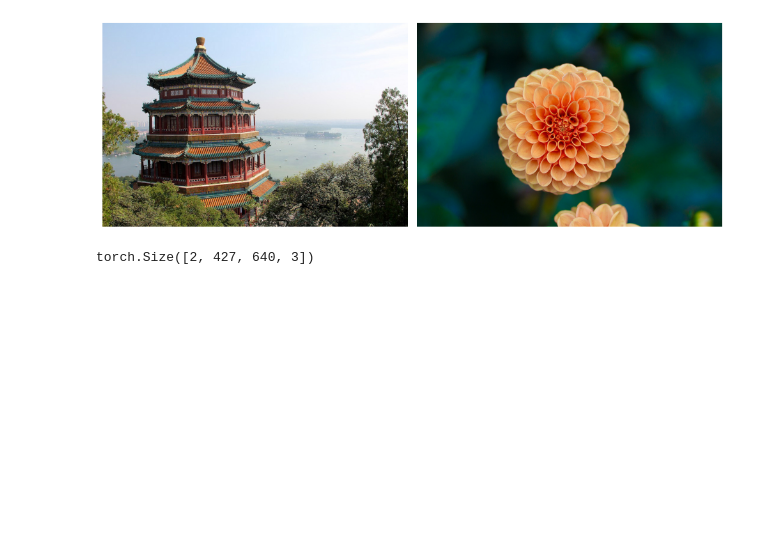
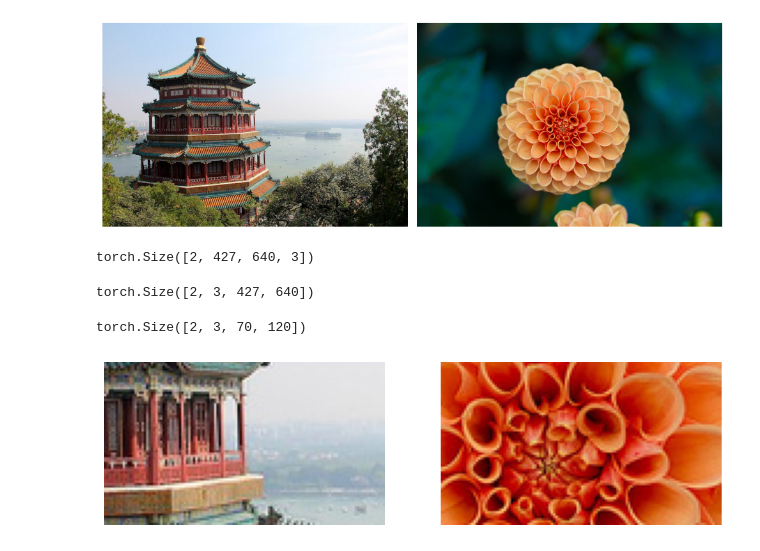
Before and after one commit to LazySeagull/Machine_Learning_Practice, a Jupyter notebook: deep_learning/CNN/cnn_computer_vision.ipynb, the cells around one changed output. Saved outputs shown, nothing was run; the diff lists cells and outputs as text; code cells hidden in the pictures; blank space fills up the shorter version.

Commit message:
cropped and preprocessed teh images

```diff
--- a/deep_learning/CNN/cnn_computer_vision.ipynb
+++ b/deep_learning/CNN/cnn_computer_vision.ipynb
@@ -41,3 +43,10 @@ sample_images.shape
 torch.Size([2, 427, 640, 3])
 # %%
 # pytorch excepts channle dimensions to be before height and width not after so lets change
+# %%
+sample_images_permuted = sample_images.permute(0 , 3 , 1 ,2)
+sample_images_permuted.shape
+
+#batch size , channel , height , width
+# %% [output]
+torch.Size([2, 3, 427, 640])
@@ -43,0 +56,17 @@ torch.Size([2, 427, 640, 3])
+# %%
+cropped_images = T.CenterCrop((70 , 120))(sample_images_permuted)
+cropped_images.shape
+# %% [output]
+torch.Size([2, 3, 70, 120])
+# %%
+#see
+fig , ax = plt.subplots(1 , 2 , figsize=(10 ,10))
+for i in range(2):
+    img_to_show = cropped_images[i]
+    img_to_show_permute = img_to_show.permute(1 , 2 , 0).numpy()
+    ax[i].imshow(img_to_show_permute)
+    ax[i].set_axis_off()
+
+plt.show()
+# %% [output]
+[figure, added]
```
Also changed, not shown: parts of 2 cells of this notebook.
